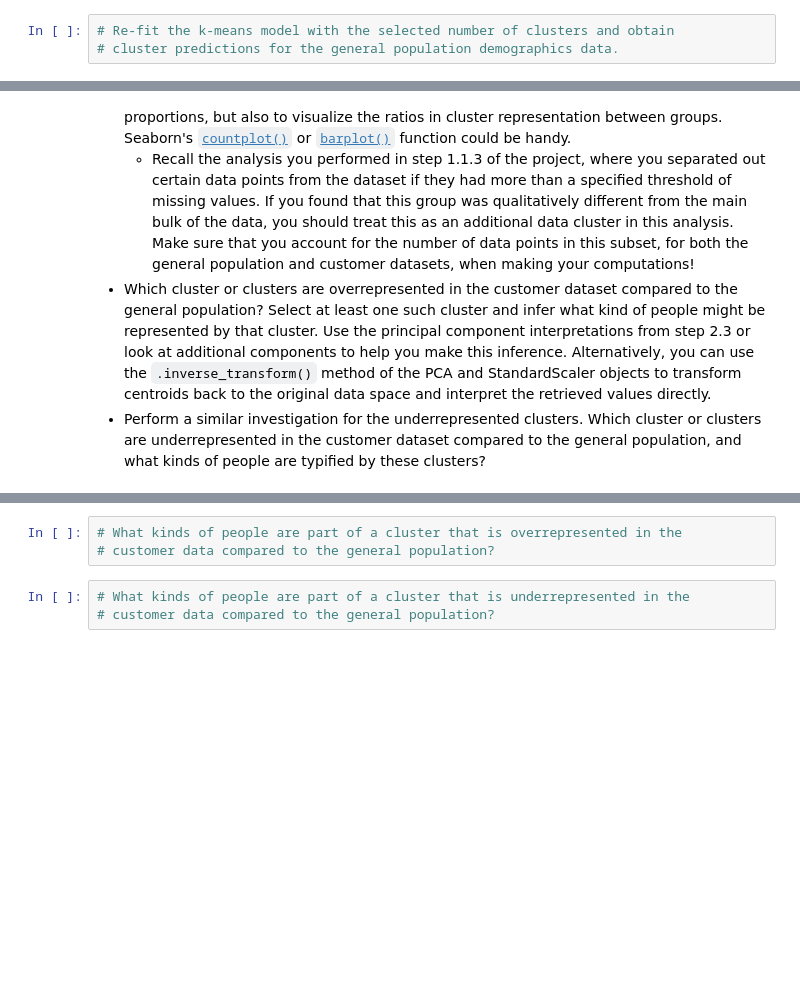
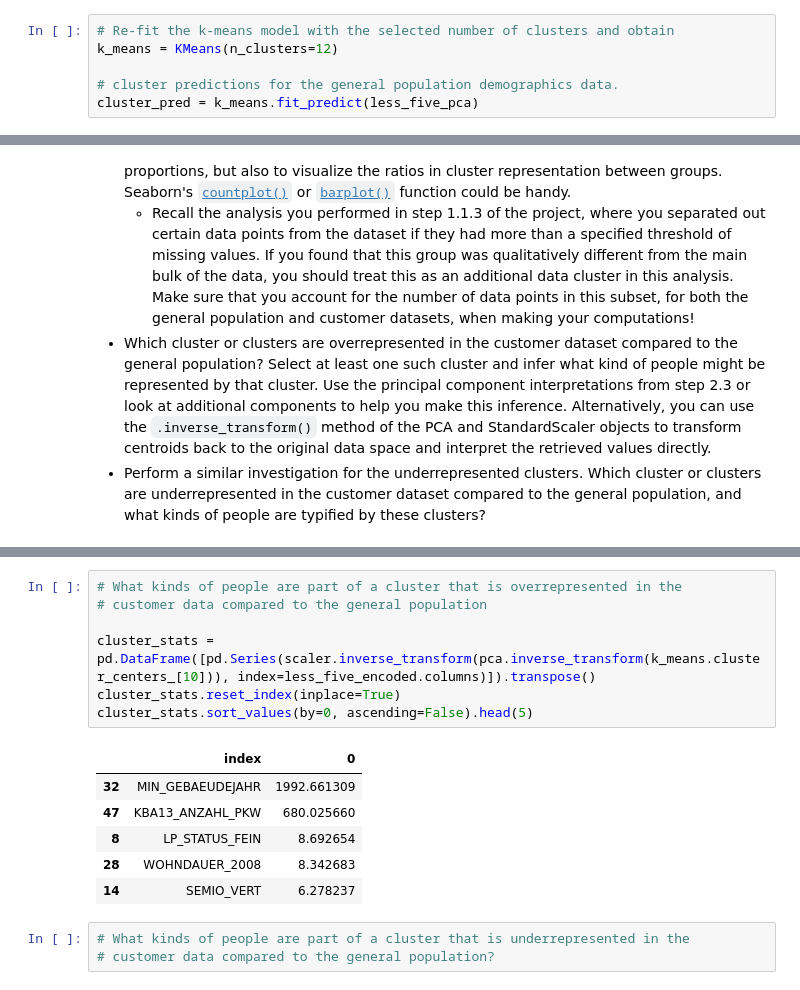
Before and after one commit to GaryLBentley/identify_customer_segments, a Jupyter notebook: Identify_Customer_Segments.ipynb, the cells around one changed output, grey strips where cells are left out. Saved outputs shown, nothing was run; the diff lists cells and outputs as text; blank space fills up the shorter version.

```diff
--- a/Identify_Customer_Segments.ipynb
+++ b/Identify_Customer_Segments.ipynb
@@ -942,6 +947,9 @@ plt.show();
 # %%
 # Re-fit the k-means model with the selected number of clusters and obtain
+k_means = KMeans(n_clusters=12)
+
 # cluster predictions for the general population demographics data.
+cluster_pred = k_means.fit_predict(less_five_pca)
 # %% [markdown]
 ### Discussion 3.1: Apply Clustering to General Population
 
@@ -982,6 +1044,17 @@ Take a look at the following points in this step:
 # %%
 # What kinds of people are part of a cluster that is overrepresented in the
-# customer data compared to the general population?
+# customer data compared to the general population
+
+cluster_stats = pd.DataFrame([pd.Series(scaler.inverse_transform(pca.inverse_transform(k_means.cluster_centers_[10])), index=less_five_encoded.columns)]).transpose()
+cluster_stats.reset_index(inplace=True)
+cluster_stats.sort_values(by=0, ascending=False).head(5)
+# %% [output]
+|  | index | 0 |
+| 32 | MIN_GEBAEUDEJAHR | 1992.661309 |
+| 47 | KBA13_ANZAHL_PKW | 680.025660 |
+| 8 | LP_STATUS_FEIN | 8.692654 |
+| 28 | WOHNDAUER_2008 | 8.342683 |
+| 14 | SEMIO_VERT | 6.278237 |
 # %%
 # What kinds of people are part of a cluster that is underrepresented in the
 # customer data compared to the general population?
```
Also changed, not shown: parts of 17 cells of this notebook.
